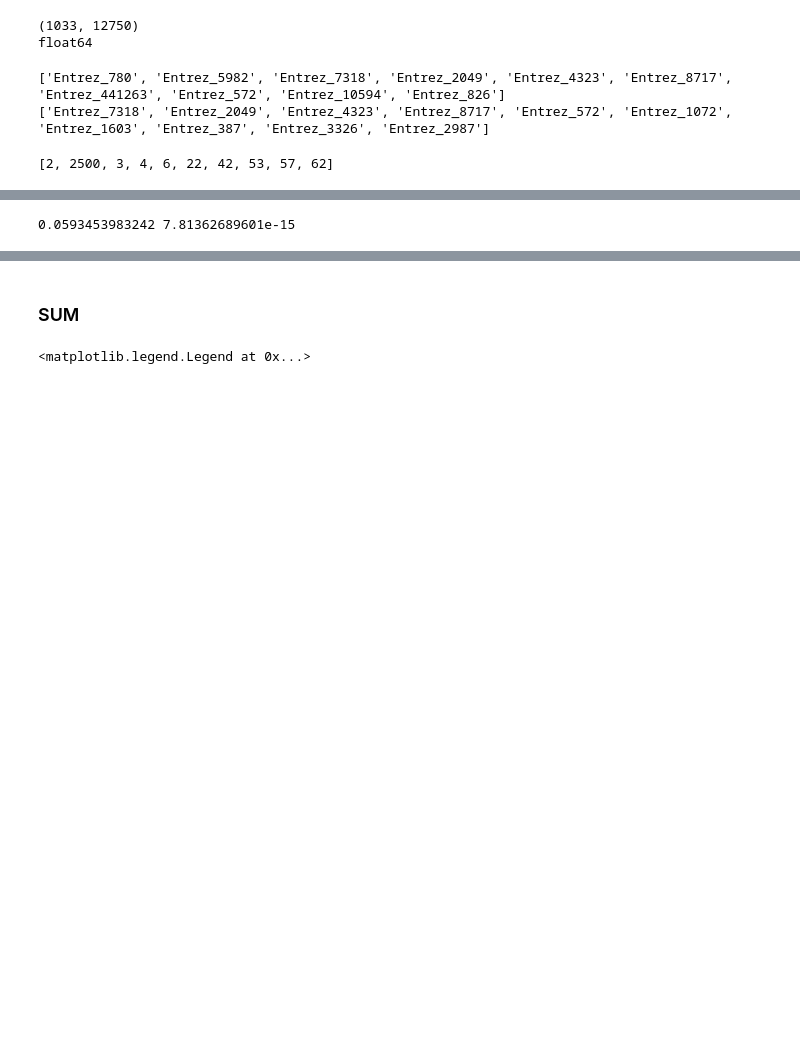
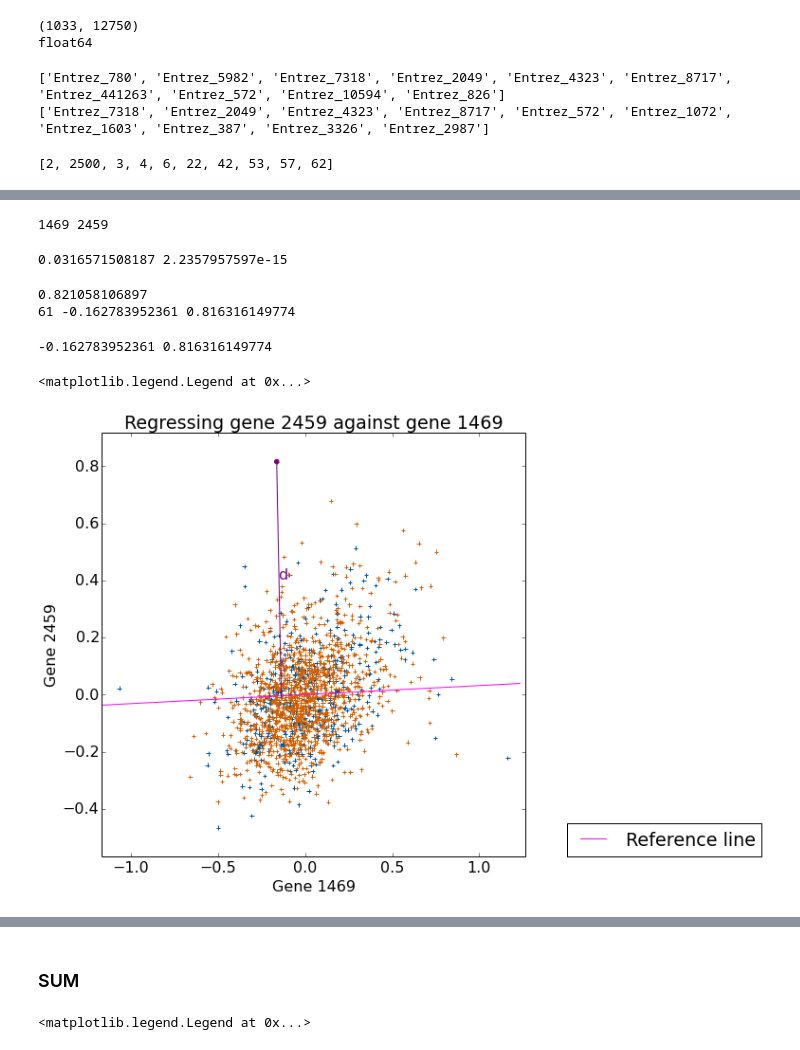
Before and after one commit to chagaz/SamSpecCoEN, a Jupyter notebook: Exploring ACES and FERAL data.ipynb, the cells around one changed output, grey strips where cells are left out. Cells and saved outputs as stored; diff of their text form; code cells hidden in the pictures; blank space fills up the shorter version.

```diff
--- a/Exploring ACES and FERAL data.ipynb
+++ b/Exploring ACES and FERAL data.ipynb
@@ -139,14 +144,19 @@ print Xr.shape
 
 #X_in_ntwk -= x_mean
 #X_in_ntwk /= x_stdv
+# %%
+# Pick edge to work with
+e_idx = np.random.random_integers(0, high=len(edges_list))
+
+idx_1 = new_edges_list[e_idx][0]
+idx_2 = new_edges_list[e_idx][1]
+print idx_1, idx_2
+# %% [output]
+1469 2459
 # %%
-idx_1 = edges_list[-1][0]
-idx_2 = edges_list[-1][1]
-n, p = Xr.shape
 reg_wr = np.linalg.lstsq(np.array([ Xr[:, idx_1], np.ones(n) ]).T, Xr[:, idx_2])[0]
+[w0, w1] = reg_wr
+print w0, w1
+# %% [output]
+0.0316571508187 2.2357957597e-15
-# %%
-[w0, w1] = reg_wr
-print w0, w1
-# %% [output]
-0.0593453983242 7.81362689601e-15
 # %%
@@ -153,4 +164,49 @@ print w0, w1
 e_weights_1 = np.array([dist_to_line(X_in_ntwk[q, idx_1], X_in_ntwk[q, idx_2], w0, w1) \
                         for q in range(X_in_ntwk.shape[0])])
+# %%
+# Point that's furthest from the line
+print np.max(e_weights_1)
+sample_idx = np.where(e_weights_1==np.max(e_weights_1))[0][0]
+print sample_idx, X_in_ntwk[sample_idx, idx_1], X_in_ntwk[sample_idx, idx_2]
+# %% [output]
+0.821058106897
+61 -0.162783952361 0.816316149774
+# %%
+rcParams.update({'font.size': 16})
+figure(figsize=(8, 8))
+plt.scatter(X_in_ntwk[y==1, idx_1], X_in_ntwk[y==1, idx_2], marker="+", color=blue_color)
+plt.scatter(X_in_ntwk[y==0, idx_1], X_in_ntwk[y==0, idx_2], marker="+", color=orange_color)
+
+xmin = np.min(X_in_ntwk[:, idx_1]) - 0.1
+ymin = np.min(X_in_ntwk[:, idx_2]) - 0.1
+xmax = np.max(X_in_ntwk[:, idx_1]) + 0.1
+ymax = np.max(X_in_ntwk[:, idx_2]) + 0.1
+
+x = np.arange(xmin, xmax, 0.1)
+plot(x,  w0*x + w1,
+     ls='-', color='magenta', label='Reference line')
+xlim(xmin, xmax)
+ylim(ymin, ymax)
+xlabel('Gene %d' % idx_1)
+ylabel('Gene %d' % idx_2)
+title('Regressing gene %d against gene %d' % (idx_2, idx_1))
+
+# single out the point that's farthest from the line
+x0 = X_in_ntwk[sample_idx, idx_1]
+y0 = X_in_ntwk[sample_idx, idx_2]
+print x0, y0
+plt.scatter(x0, y0, marker="o", color='purple')
+a = (w0 * (y0 - w1) + x0)/(1 + w0**2)
+b = (w1 + w0 * (x0 + w0 * y0))/(1 + w0**2)
+plot([x0, a], [y0, b], ls='-', color='purple')
+text(0.5*(x0+a), 0.5*(y0+b), 'd', color='purple')
+
+plt.legend(loc=(1.1, 0))
+
+#savefig('regline_example.pdf', bbox='tight_layout')
+# %% [output]
+-0.162783952361 0.816316149774
+<matplotlib.legend.Legend at 0x...>
+[figure, added]
 # %%
 h=hist(e_weights_1[y==1], bins=20, normed=True, edgecolor='none',
```
Also changed, not shown: parts of 23 cells of this notebook, 2 other files.
